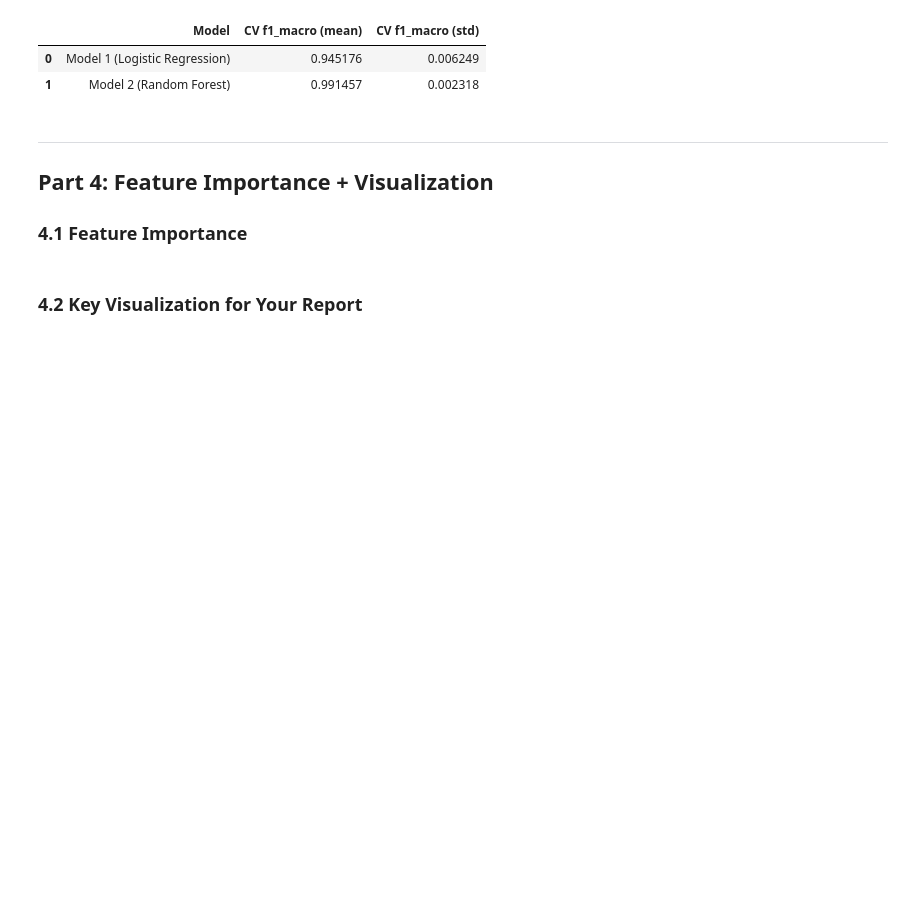
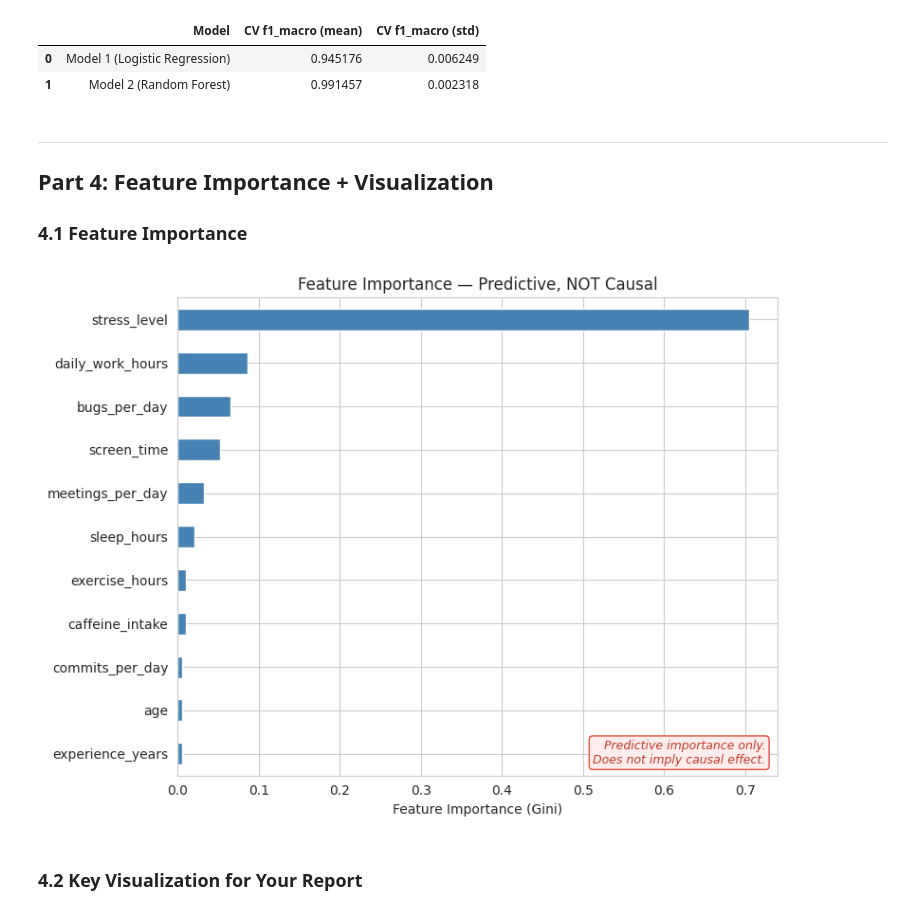
Before and after one commit to ian-menachery/Econ3916-Final-Project, a Jupyter notebook: 3916_final_project_starter.ipynb, the cells around one changed output. Cells and saved outputs as stored; diff of their text form; code cells hidden in the pictures; blank space fills up the shorter version.

```diff
--- a/3916_final_project_starter.ipynb
+++ b/3916_final_project_starter.ipynb
@@ -459,28 +457,30 @@ Model 2 CV f1_macro: 0.9915 +/- 0.0023
 # %%
 # ============================================================
 # 4.1 Feature importance (Ch 19)
 # ============================================================
 
-# # For tree-based models:
-# importances = pd.Series(
-#     model_2.feature_importances_, index=X.columns
-# ).sort_values(ascending=True)
-#
-# fig, ax = plt.subplots(figsize=(8, 6))
-# importances.plot(kind='barh', ax=ax, color='steelblue')
-# ax.set_xlabel('Feature Importance (Gini)')
-# ax.set_title('Feature Importance — Predictive, NOT Causal')
-#
-# # CRITICAL: Add the caveat banner
-# ax.text(
-#     0.98, 0.02,
-#     'Predictive importance only.\nDoes not imply causal effect.',
-#     transform=ax.transAxes, fontsize=9, ha='right', va='bottom',
-#     style='italic', color='#c0392b',
-#     bbox=dict(boxstyle='round,pad=0.3', facecolor='#fdedec', edgecolor='#e74c3c')
-# )
-#
-# plt.tight_layout()
-# plt.show()
+# For tree-based models:
+importances = pd.Series(
+    model_2.feature_importances_, index=X.columns
+).sort_values(ascending=True)
+
+fig, ax = plt.subplots(figsize=(8, 6))
+importances.plot(kind='barh', ax=ax, color='steelblue')
+ax.set_xlabel('Feature Importance (Gini)')
+ax.set_title('Feature Importance — Predictive, NOT Causal')
+
+# CRITICAL: Add the caveat banner
+ax.text(
+    0.98, 0.02,
+    'Predictive importance only.\nDoes not imply causal effect.',
+    transform=ax.transAxes, fontsize=9, ha='right', va='bottom',
+    style='italic', color='#c0392b',
+    bbox=dict(boxstyle='round,pad=0.3', facecolor='#fdedec', edgecolor='#e74c3c')
+)
+
+plt.tight_layout()
+plt.show()
+# %% [output]
+[figure, added]
 # %% [markdown]
 ### 4.2 Key Visualization for Your Report
```
Also changed, not shown: parts of 9 cells of this notebook.
